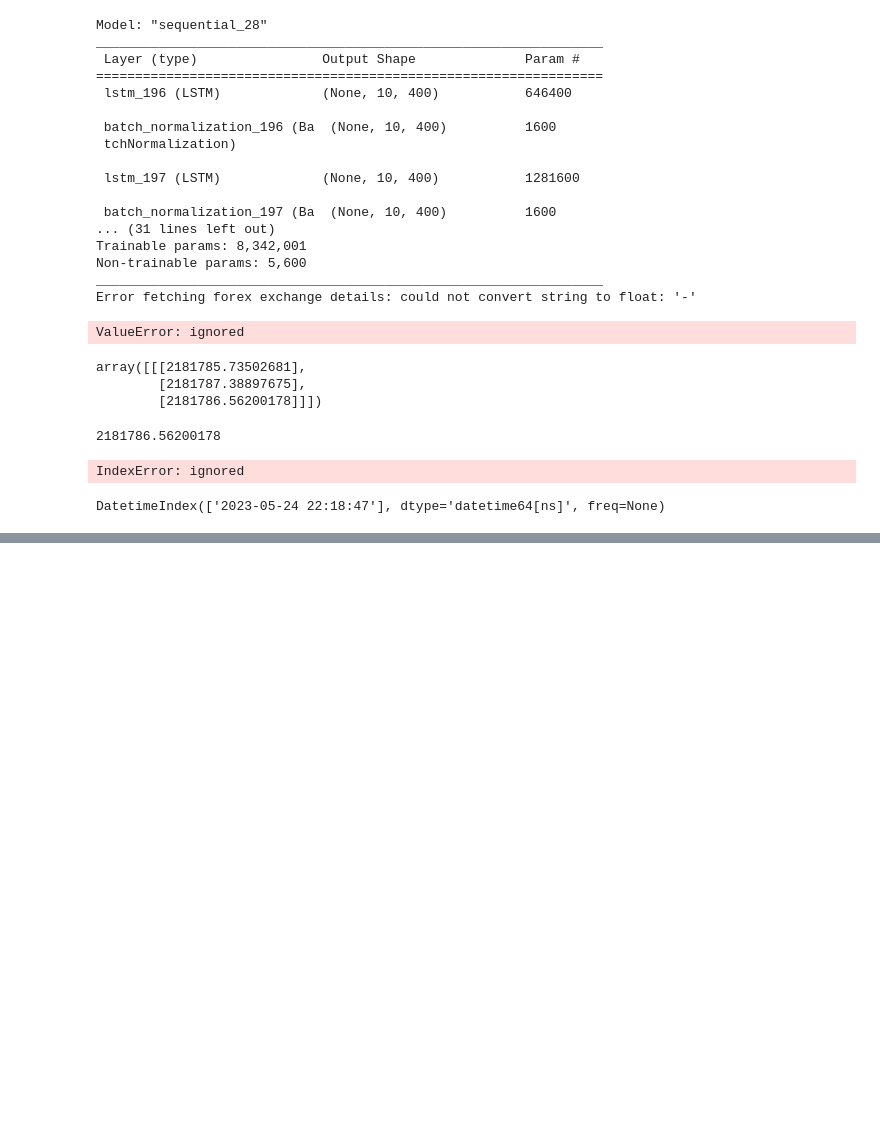
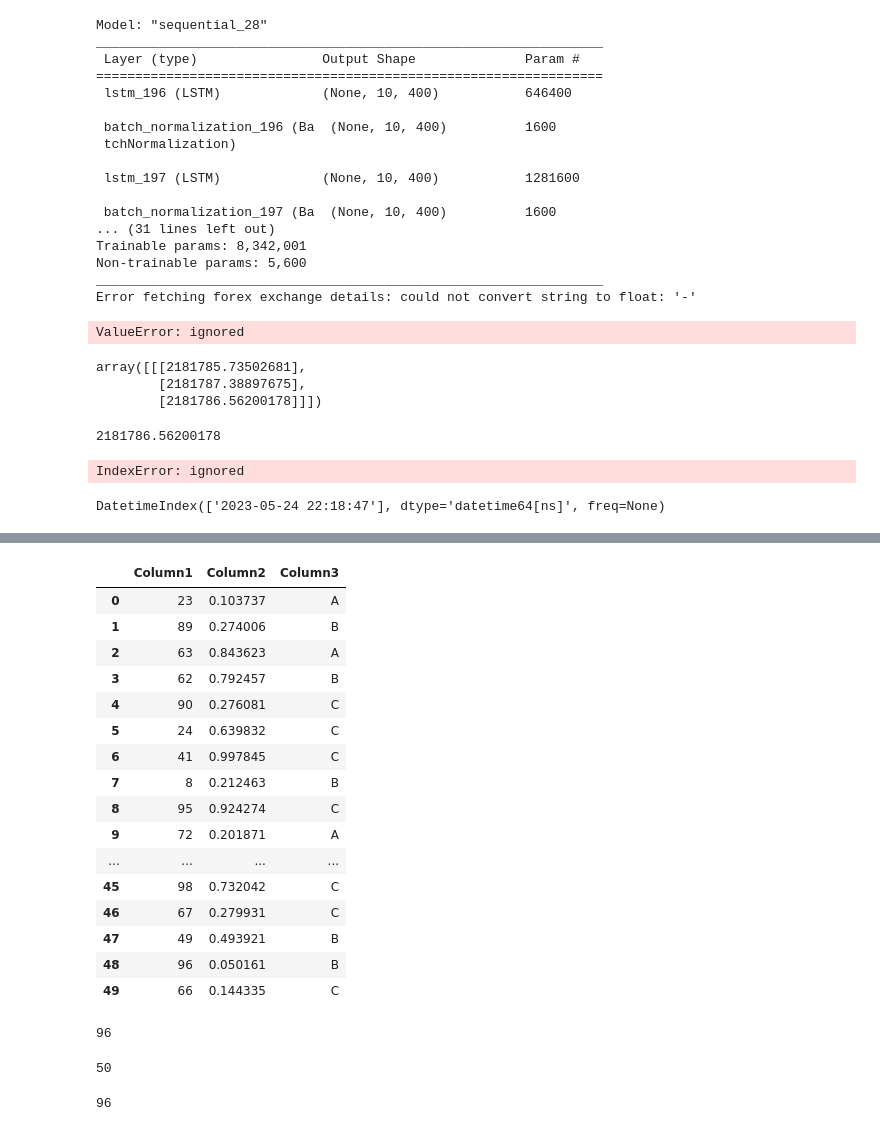
Before and after one commit to U-11-Agar/time_series_bots, a Jupyter notebook: trade🤖_.ipynb, the cells around one changed output, grey strips where cells are left out. Cells and saved outputs as stored; diff of their text form; code cells hidden in the pictures; blank space fills up the shorter version.

```diff
--- a/trade🤖_.ipynb
+++ b/trade🤖_.ipynb
@@ -805,0 +985,43 @@ DatetimeIndex(['2023-05-24 22:18:47'], dtype='datetime64[ns]', freq=None)
+# %%
+import numpy as np
+import pandas as pd
+data = pd.DataFrame({
+    'Column1': np.random.randint(1, 100, 50),
+    'Column2': np.random.rand(50),
+    'Column3': np.random.choice(['A', 'B', 'C'], size=50)
+})
+
+# df = pd.DataFrame(data)
+
+# Print the dataframe
+data
+# %% [output]
+|  | Column1 | Column2 | Column3 |
+| 0 | 23 | 0.103737 | A |
+| 1 | 89 | 0.274006 | B |
+| 2 | 63 | 0.843623 | A |
+| 3 | 62 | 0.792457 | B |
+| 4 | 90 | 0.276081 | C |
+| 5 | 24 | 0.639832 | C |
+| 6 | 41 | 0.997845 | C |
+| 7 | 8 | 0.212463 | B |
+| 8 | 95 | 0.924274 | C |
+| 9 | 72 | 0.201871 | A |
+| ... | ... | ... | ... |
+| 45 | 98 | 0.732042 | C |
+| 46 | 67 | 0.279931 | C |
+| 47 | 49 | 0.493921 | B |
+| 48 | 96 | 0.050161 | B |
+| 49 | 66 | 0.144335 | C |
+# %%
+y[-1]
+# %% [output]
+96
+# %%
+data.shape[0]
+# %% [output]
+50
+# %%
+data['Column1'][49]
+# %% [output]
+96
```
Also changed, not shown: parts of 7 cells of this notebook.
